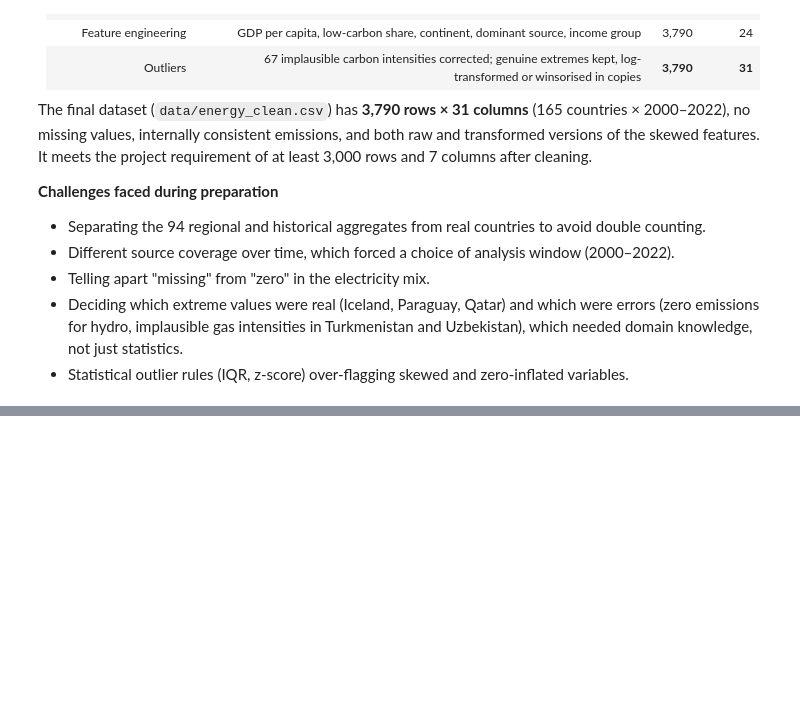
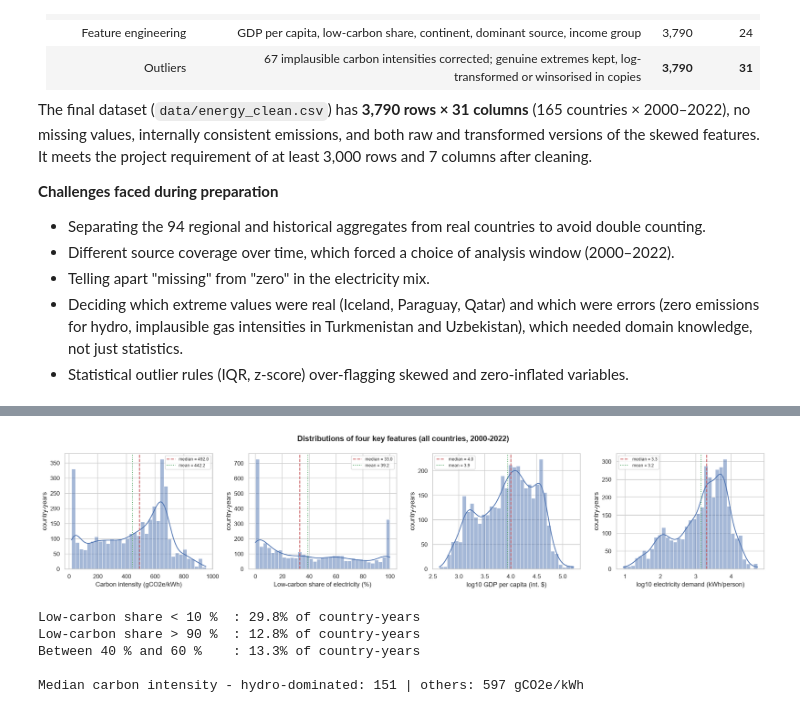
Before and after one commit to Md-Fahad2000/data_exploration_and_preparation_ca1, a Jupyter notebook: Energy_Transition_DEP.ipynb, the cells around one changed output, grey strips where cells are left out. Saved outputs shown, nothing was run; the diff lists cells and outputs as text; code cells hidden in the pictures; blank space fills up the shorter version.

```diff
--- a/Energy_Transition_DEP.ipynb
+++ b/Energy_Transition_DEP.ipynb
@@ -1502,0 +1631,35 @@ skewed features. It meets the project requirement of at least 3,000 rows and 7 c
+# %%
+DIST = [("carbon_intensity_elec", "Carbon intensity (gCO2e/kWh)"),
+        ("low_carbon_share_elec", "Low-carbon share of electricity (%)"),
+        ("log_gdp_per_capita", "log10 GDP per capita (int. $)"),
+        ("log_electricity_demand_per_capita", "log10 electricity demand (kWh/person)")]
+
+fig, axes = plt.subplots(1, 4, figsize=(19, 4.2))
+for ax, (col, label) in zip(axes, DIST):
+    sns.histplot(eda[col], bins=35, kde=True, ax=ax, color="#4C72B0", edgecolor="white")
+    ax.axvline(eda[col].median(), color="#C44E52", ls="--", lw=1.5, label=f"median = {eda[col].median():.1f}")
+    ax.axvline(eda[col].mean(), color="#55A868", ls=":", lw=1.5, label=f"mean = {eda[col].mean():.1f}")
+    ax.set_xlabel(label); ax.set_ylabel("country-years"); ax.legend(fontsize=8)
+fig.suptitle("Distributions of four key features (all countries, 2000-2022)", fontweight="bold")
+fig.tight_layout()
+save_fig(fig, "fig08_distributions")
+plt.show()
+# %% [output]
+[figure, added]
+# %%
+# How many country-years sit at the two ends of the low-carbon share?
+lc = eda["low_carbon_share_elec"]
+print(f"Low-carbon share < 10 %  : {(lc < 10).mean() * 100:.1f}% of country-years")
+print(f"Low-carbon share > 90 %  : {(lc > 90).mean() * 100:.1f}% of country-years")
+print(f"Between 40 % and 60 %    : {lc.between(40, 60).mean() * 100:.1f}% of country-years")
+
+# Carbon intensity of hydro-dominated systems versus all others
+hydro_dom = eda["dominant_source"] == "hydro"
+print(f"\nMedian carbon intensity - hydro-dominated: {eda.loc[hydro_dom, 'carbon_intensity_elec'].median():.0f}"
+      f" | others: {eda.loc[~hydro_dom, 'carbon_intensity_elec'].median():.0f} gCO2e/kWh")
+# %% [output]
+Low-carbon share < 10 %  : 29.8% of country-years
+Low-carbon share > 90 %  : 12.8% of country-years
+Between 40 % and 60 %    : 13.3% of country-years
+
+Median carbon intensity - hydro-dominated: 151 | others: 597 gCO2e/kWh
```
Also changed, not shown: parts of 18 cells of this notebook, 6 other files.
